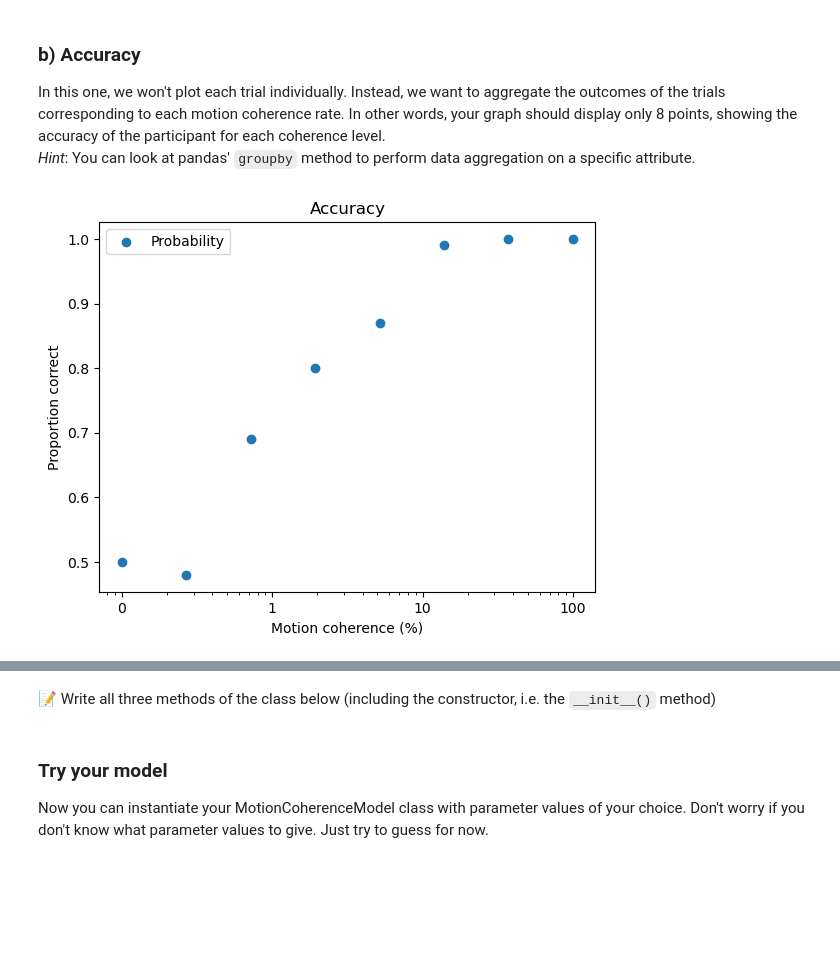
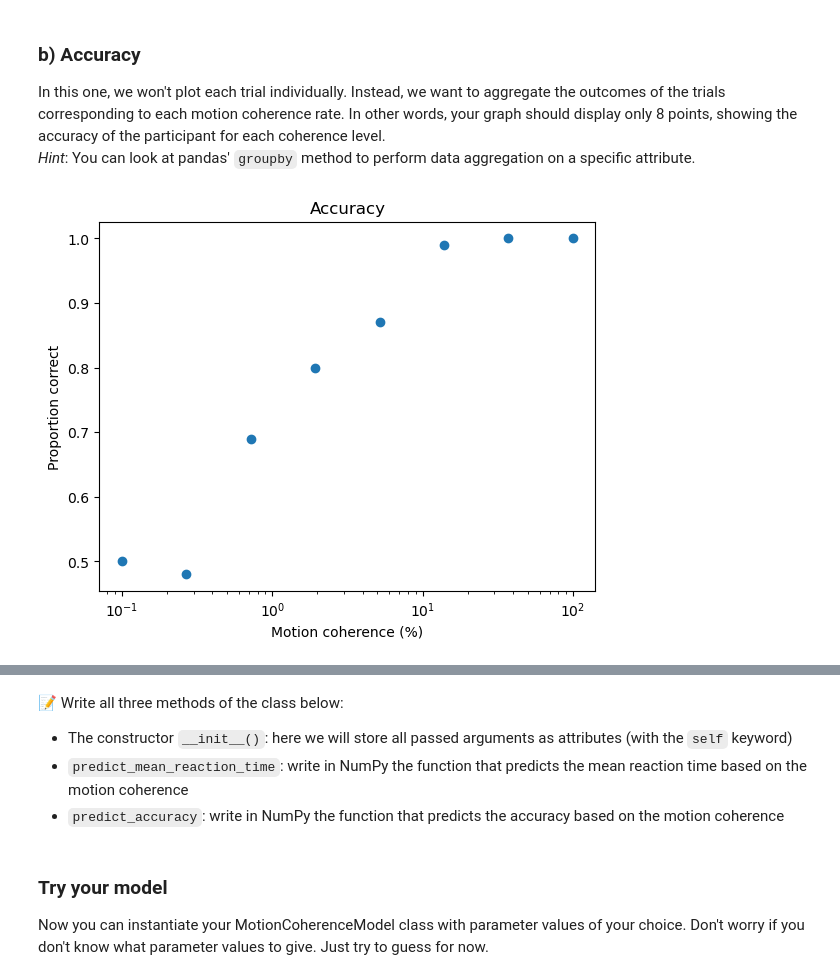
Before and after one commit to easiryne/cognitive-modeling-lab, a Jupyter notebook: TD_2/td2_solution.ipynb, the cells around one changed output, grey strips where cells are left out. Drawn from its saved outputs; the diff is of its cells as text; code cells hidden in the pictures; blank space fills up the shorter version.

```diff
--- a/TD_2/td2_solution.ipynb
+++ b/TD_2/td2_solution.ipynb
@@ -178,31 +175,32 @@ plot_accuracy(data)
 # %%
 # Solution
 def plot_accuracy(data, model=None):
     ## Add your code here
     accuracy = data.groupby('motion_coherence')['outcome'].mean()
-    plt.scatter(accuracy.index, accuracy, label='Probability')
+    plt.scatter(accuracy.index, accuracy)
 
     plt.title("Accuracy")
     plt.ylabel("Proportion correct")
     plt.xlabel("Motion coherence (%)")
     plt.xscale('log')
-    plt.gca().xaxis.set_major_formatter(ScalarFormatter())
-    plt.legend()
 
     ########
     plt.show()
 
 # We call the function on your dataset
 plot_accuracy(data)
 # %% [output]
-[figure, old version]
+[figure, new version]
 # %% [markdown]
 ## Model
 We will now implement the two descriptive equations that come with the model. The structure of the class is given to you, but you should implement the methods. Here are the equations again.
 </br>
 <img src="images/equations.png" style="height: 300px; margin-left: 10px;" />
 # %% [markdown]
-📝 Write all three methods of the class below (including the constructor, i.e. the `__init__()` method)
+📝 Write all three methods of the class below:
+- The constructor `__init__()`: here we will store all passed arguments as attributes (with the `self` keyword)
+- `predict_mean_reaction_time`: write in NumPy the function that predicts the mean reaction time based on the motion coherence
+- `predict_accuracy`: write in NumPy the function that predicts the accuracy based on the motion coherence
 # %%
 class MotionCoherenceModel:
     def __init__(self, A, k, t_R):
```
Also changed, not shown: parts of 8 cells of this notebook, 2 other files.
